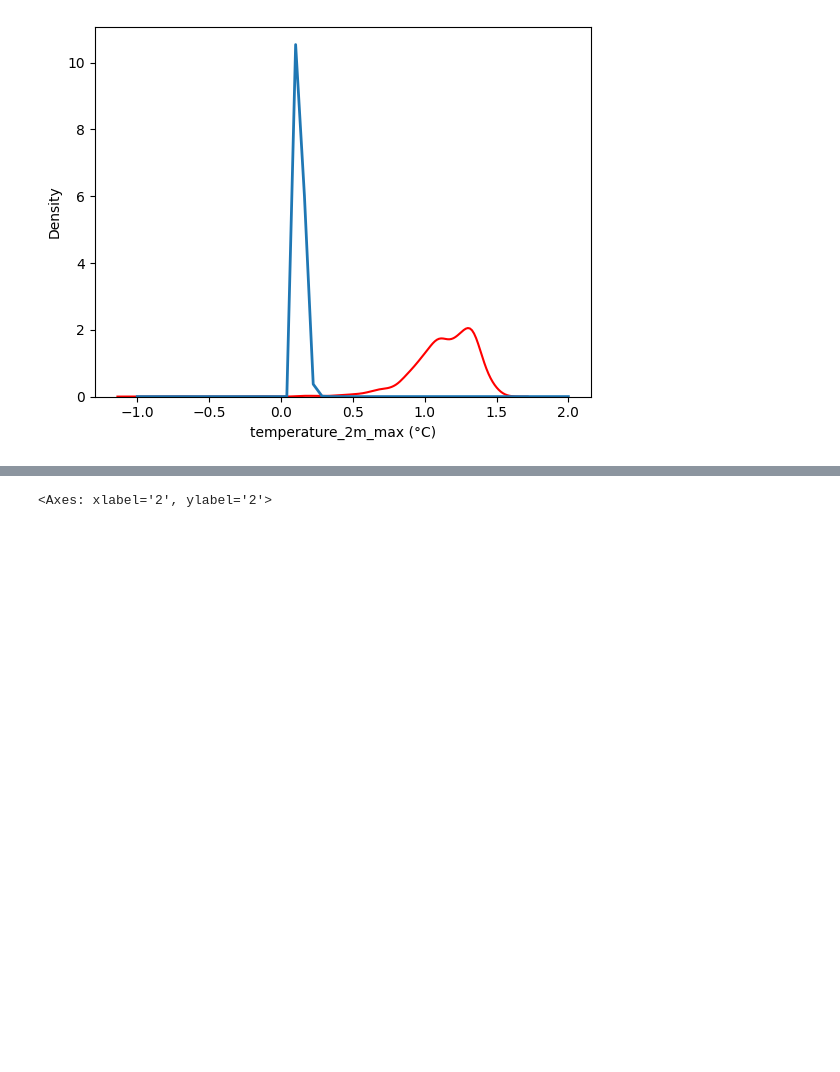
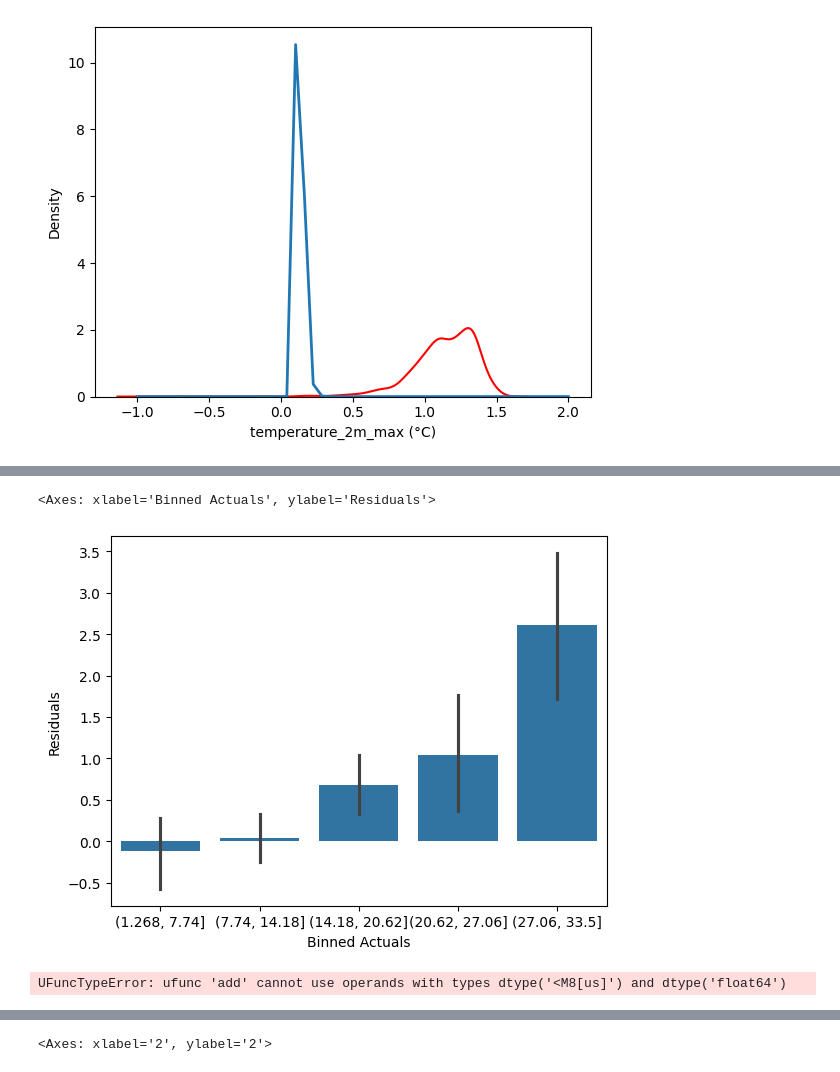
Before and after one commit to nitheshsrb/Fundamentals, a Jupyter notebook: weather.ipynb, the cells around one changed output, grey strips where cells are left out. Cells and saved outputs as stored; diff of their text form; code cells hidden in the pictures; blank space fills up the shorter version.

```diff
--- a/weather.ipynb
+++ b/weather.ipynb
@@ -196,0 +309,13 @@ df['max_temp_lag52weeks'] = df['temperature_2m_max (°C)'].shift(365).fillna(df[
+# %%
+results['Binned Actuals'] = pd.cut(results['Actuals'],bins = 5)
+results.head()
+sns.barplot(data = results, x = 'Binned Actuals', y = 'Residuals')
+# %% [output]
+<Axes: xlabel='Binned Actuals', ylabel='Residuals'>
+[figure, added]
+# %%
+trend_line = np.polyfit(results['date'],results['Residuals'],1)
+p = np.poly1d(trend_line)
+plt.plot(results['date'],p(results['Residuals']))
+# %% [output]
+UFuncTypeError: ufunc 'add' cannot use operands with types dtype('<M8[us]') and dtype('float64')
```
Also changed, not shown: parts of 29 cells of this notebook.
